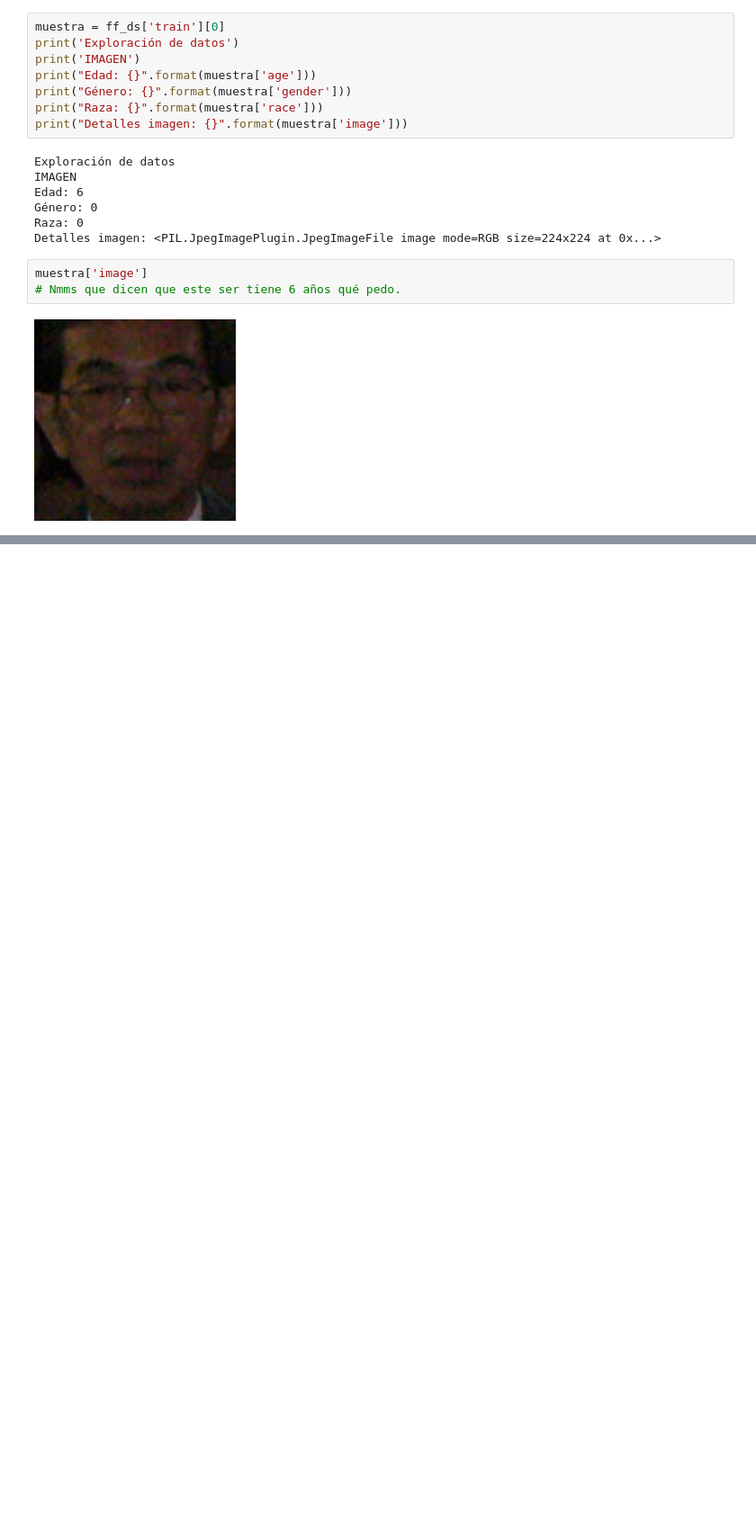
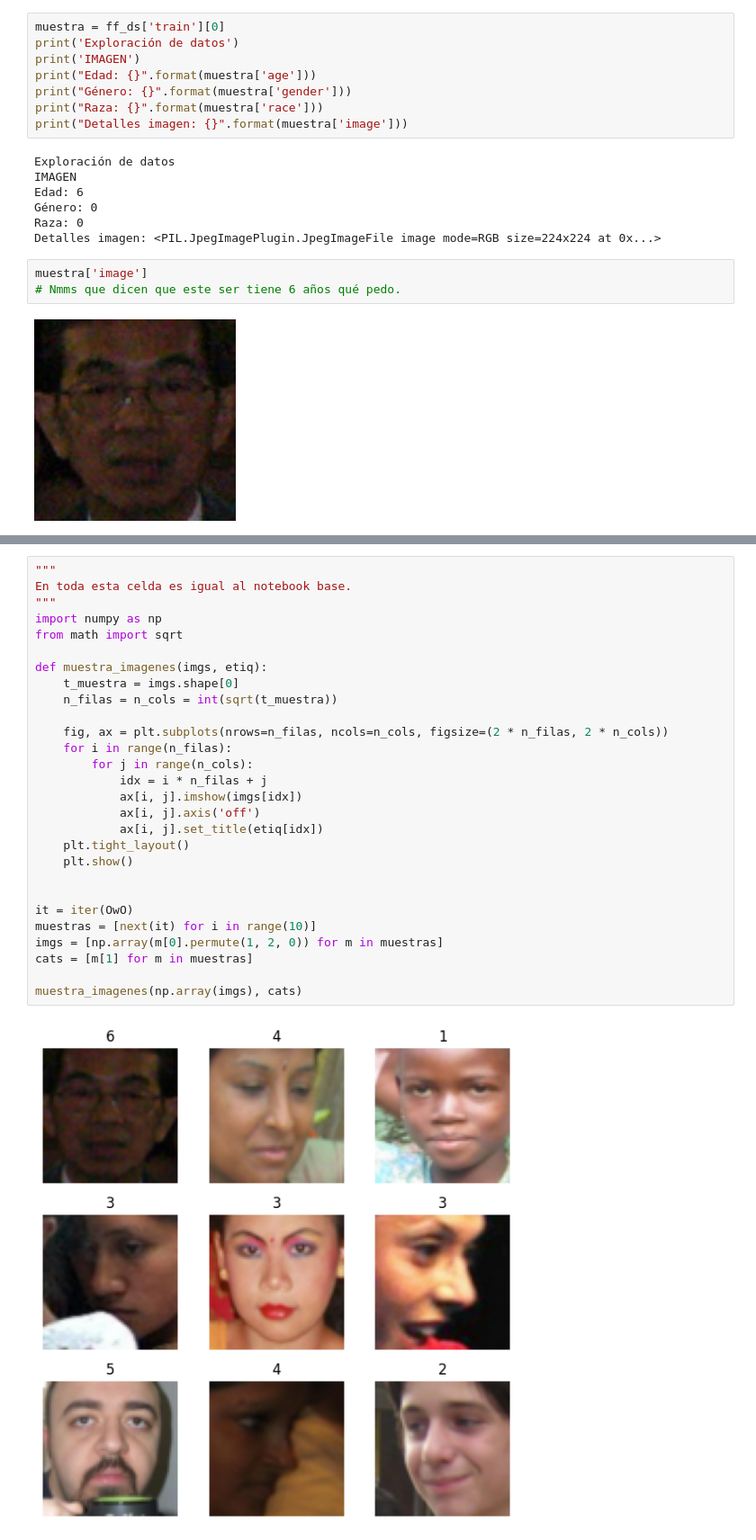
Before and after one commit to Kurocaguama/PCIC, a Jupyter notebook: Aprendizaje profundo/Tarea 2 Convolución.ipynb, the cells around one changed output, grey strips where cells are left out. Shown at 90% size. Saved outputs shown, nothing was run; the diff lists cells and outputs as text; blank space fills up the shorter version.

```diff
--- a/Aprendizaje profundo/Tarea 2 Convolución.ipynb
+++ b/Aprendizaje profundo/Tarea 2 Convolución.ipynb
@@ -253,0 +282,30 @@ tr_ent = T.Compose([T.RandomResizedCrop(64, scale = (0.85, 1.0), antialias = Tru
+# %%
+"""
+En toda esta celda es igual al notebook base.
+"""
+import numpy as np
+from math import sqrt
+
+def muestra_imagenes(imgs, etiq):
+    t_muestra = imgs.shape[0]
+    n_filas = n_cols = int(sqrt(t_muestra))
+
+    fig, ax = plt.subplots(nrows=n_filas, ncols=n_cols, figsize=(2 * n_filas, 2 * n_cols))
+    for i in range(n_filas):
+        for j in range(n_cols):
+            idx = i * n_filas + j
+            ax[i, j].imshow(imgs[idx])
+            ax[i, j].axis('off')
+            ax[i, j].set_title(etiq[idx])
+    plt.tight_layout()
+    plt.show()
+
+
+it = iter(OwO)
+muestras = [next(it) for i in range(10)]
+imgs = [np.array(m[0].permute(1, 2, 0)) for m in muestras]
+cats = [m[1] for m in muestras]
+
+muestra_imagenes(np.array(imgs), cats)
+# %% [output]
+[figure, added]
```
Also changed, not shown: parts of 11 cells of this notebook.
